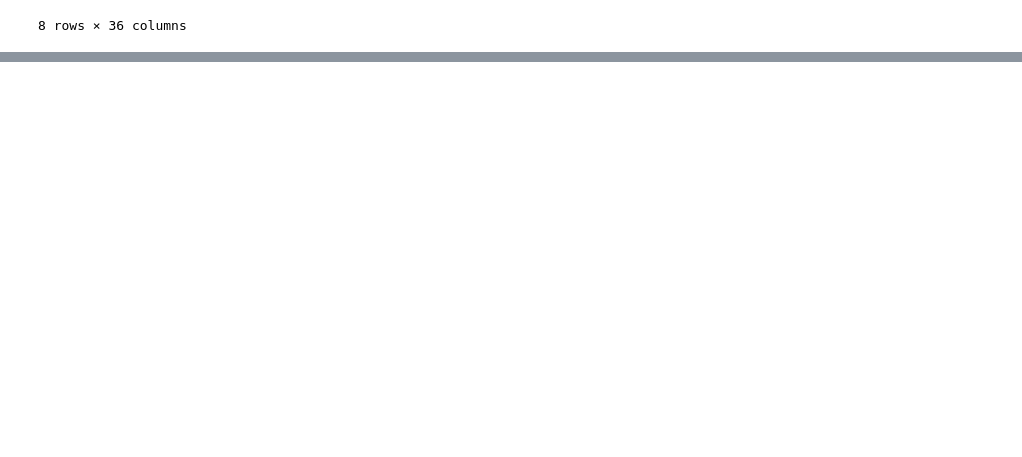
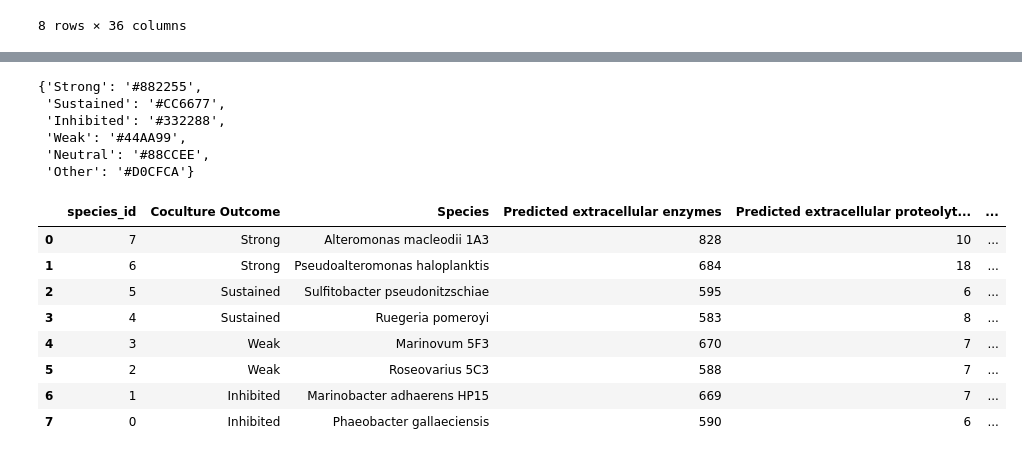
Before and after one commit to wosnat/recycle_model, a Jupyter notebook: genomic_traits/10cc merge with experiments.ipynb, the cells around one changed output, grey strips where cells are left out. Cells and saved outputs as stored; diff of their text form; code cells hidden in the pictures; blank space fills up the shorter version.

```diff
--- a/genomic_traits/10cc merge with experiments.ipynb
+++ b/genomic_traits/10cc merge with experiments.ipynb
@@ -692,0 +197,14 @@ horder_tmp
+# %%
+cols = [
+    'species_id',
+#           'Predicted extracellular enzymes',
+       'Predicted extracellular proteolytic enzymes',
+    #   'Total proteolytic enzymes',
+    'Predicted extracellular ROS enzymes',
+     #  'Total ROS enzymes',
+       'Avg Leucine aminopeptidase (fmole product cell-1 h-1)',
+       'Avg Tryipsin-like (fmole product cell-1 h-1)',
+       'Avg Chemotrypsin-like activity (fmole product cell-1 h-1)',
+       'Avg H2O2 degradation rate (fmoles cell-1 h-1)',
+
+]
@@ -692,0 +232,21 @@ horder_tmp
+# %%
+gpalette_dict
+# %% [output]
+{'Strong': '#882255',
+ 'Sustained': '#CC6677',
+ 'Inhibited': '#332288',
+ 'Weak': '#44AA99',
+ 'Neutral': '#88CCEE',
+ 'Other': '#D0CFCA'}
+# %%
+dfshow
+# %% [output]
+|  | species_id | Coculture Outcome | Species | Predicted extracellular enzymes | Predicted extracellular proteolyt... | ... |
+| 0 | 7 | Strong | Alteromonas macleodii 1A3 | 828 | 10 | ... |
+| 1 | 6 | Strong | Pseudoalteromonas haloplanktis | 684 | 18 | ... |
+| 2 | 5 | Sustained | Sulfitobacter pseudonitzschiae | 595 | 6 | ... |
+| 3 | 4 | Sustained | Ruegeria pomeroyi | 583 | 8 | ... |
+| 4 | 3 | Weak | Marinovum 5F3 | 670 | 7 | ... |
+| 5 | 2 | Weak | Roseovarius 5C3 | 588 | 7 | ... |
+| 6 | 1 | Inhibited | Marinobacter adhaerens HP15 | 669 | 7 | ... |
+| 7 | 0 | Inhibited | Phaeobacter gallaeciensis | 590 | 6 | ... |
```
Also changed, not shown: parts of 70 cells of this notebook, 2 other files.
